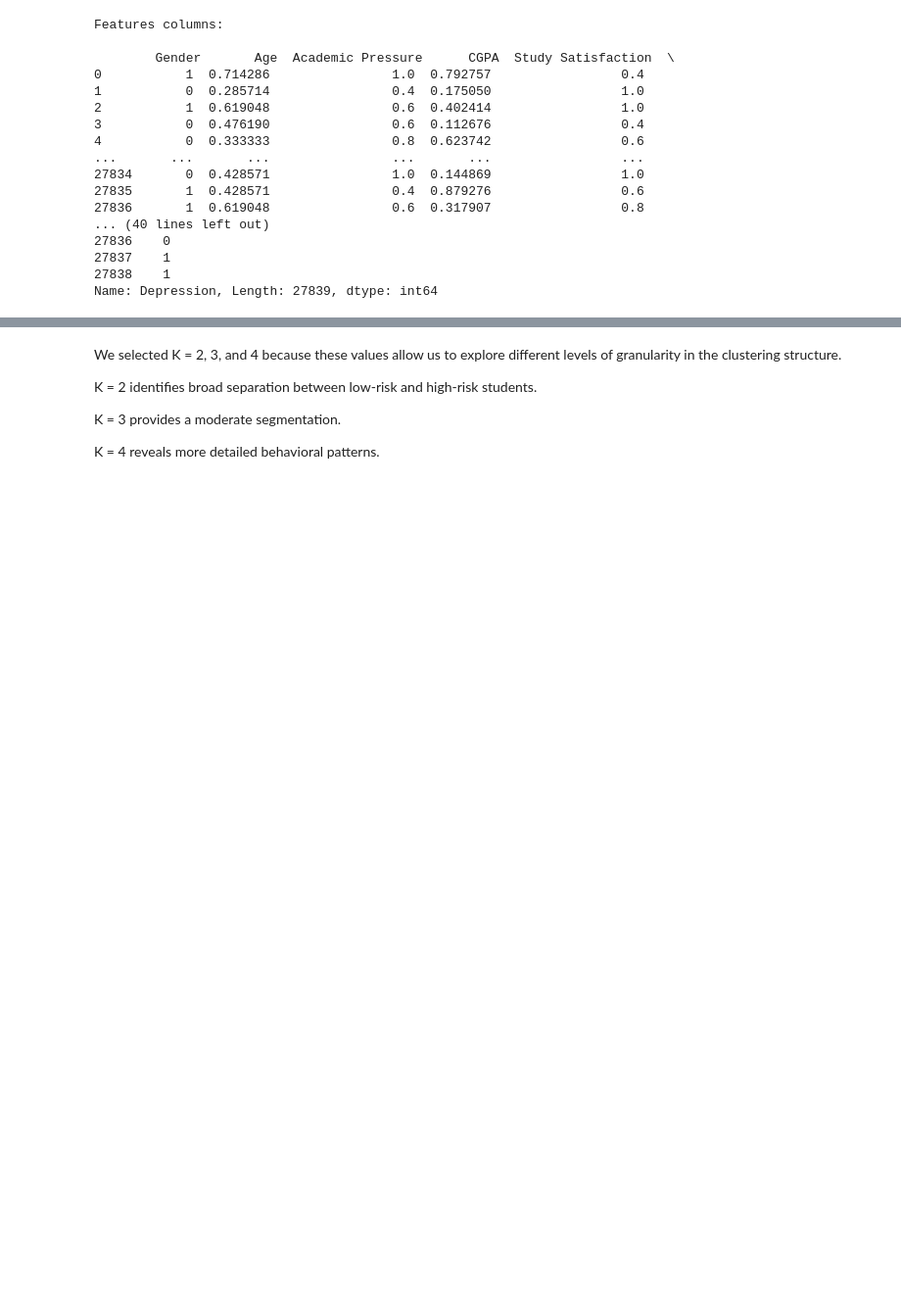
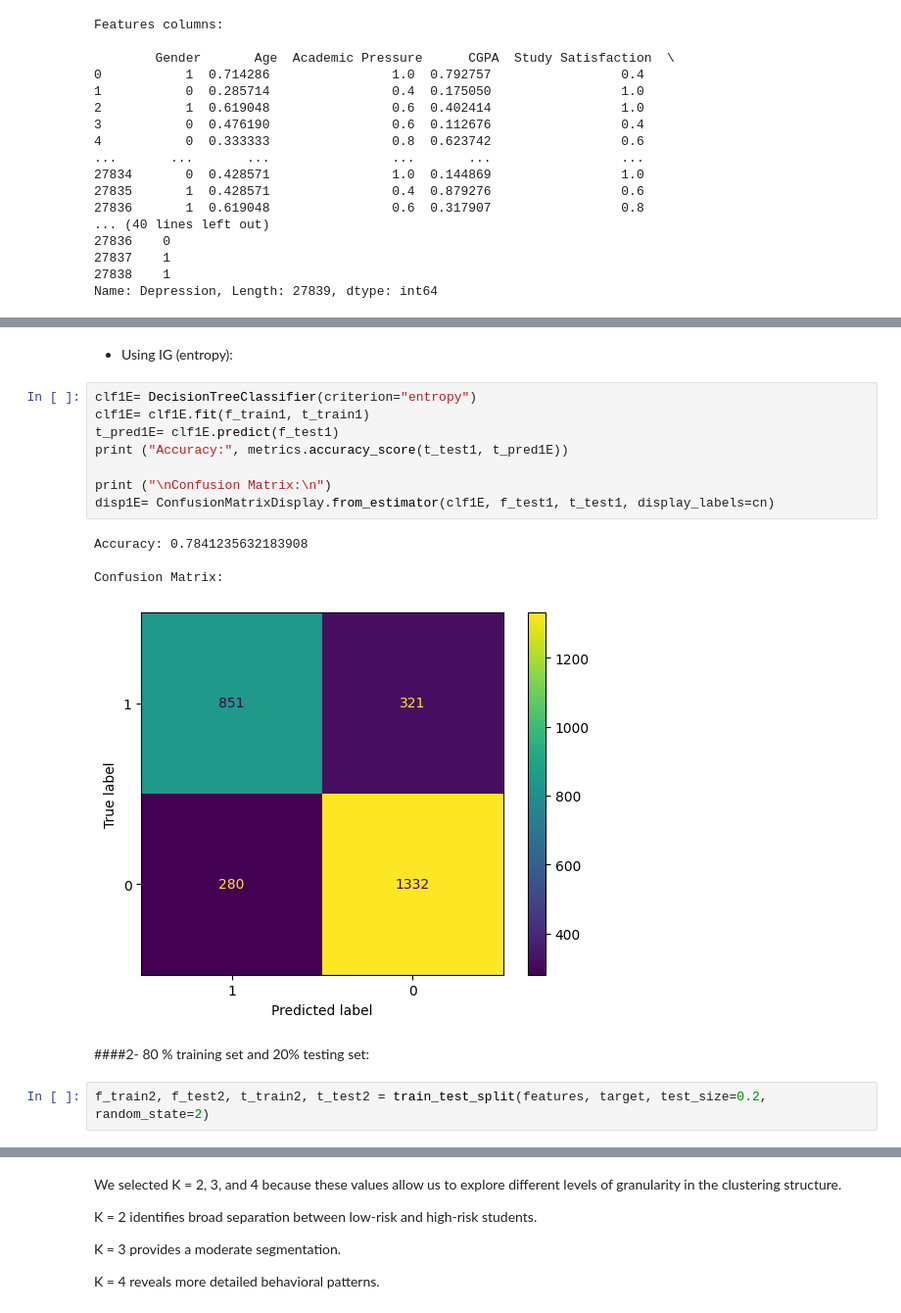
Before and after one commit to Deem-KSU/IT326-Group1-56546, a Jupyter notebook: Phase3.ipynb, the cells around one changed output, grey strips where cells are left out. Shown at 98% size. Saved outputs shown, nothing was run; the diff lists cells and outputs as text; blank space fills up the shorter version.

```diff
--- a/Phase3.ipynb
+++ b/Phase3.ipynb
@@ -54,0 +73,19 @@ x_train, x_test, y_train, y_test = train_test_split(features, target, test_size=
+# %% [markdown]
+*   Using IG (entropy):
+# %%
+clf1E= DecisionTreeClassifier(criterion="entropy")
+clf1E= clf1E.fit(f_train1, t_train1)
+t_pred1E= clf1E.predict(f_test1)
+print ("Accuracy:", metrics.accuracy_score(t_test1, t_pred1E))
+
+print ("\nConfusion Matrix:\n")
+disp1E= ConfusionMatrixDisplay.from_estimator(clf1E, f_test1, t_test1, display_labels=cn)
+# %% [output]
+Accuracy: 0.7841235632183908
+
+Confusion Matrix:
+[figure, added]
+# %% [markdown]
+####2- 80 % training set and 20% testing set:
+# %%
+f_train2, f_test2, t_train2, t_test2 = train_test_split(features, target, test_size=0.2, random_state=2)
```
Also changed, not shown: parts of 10 cells of this notebook.
